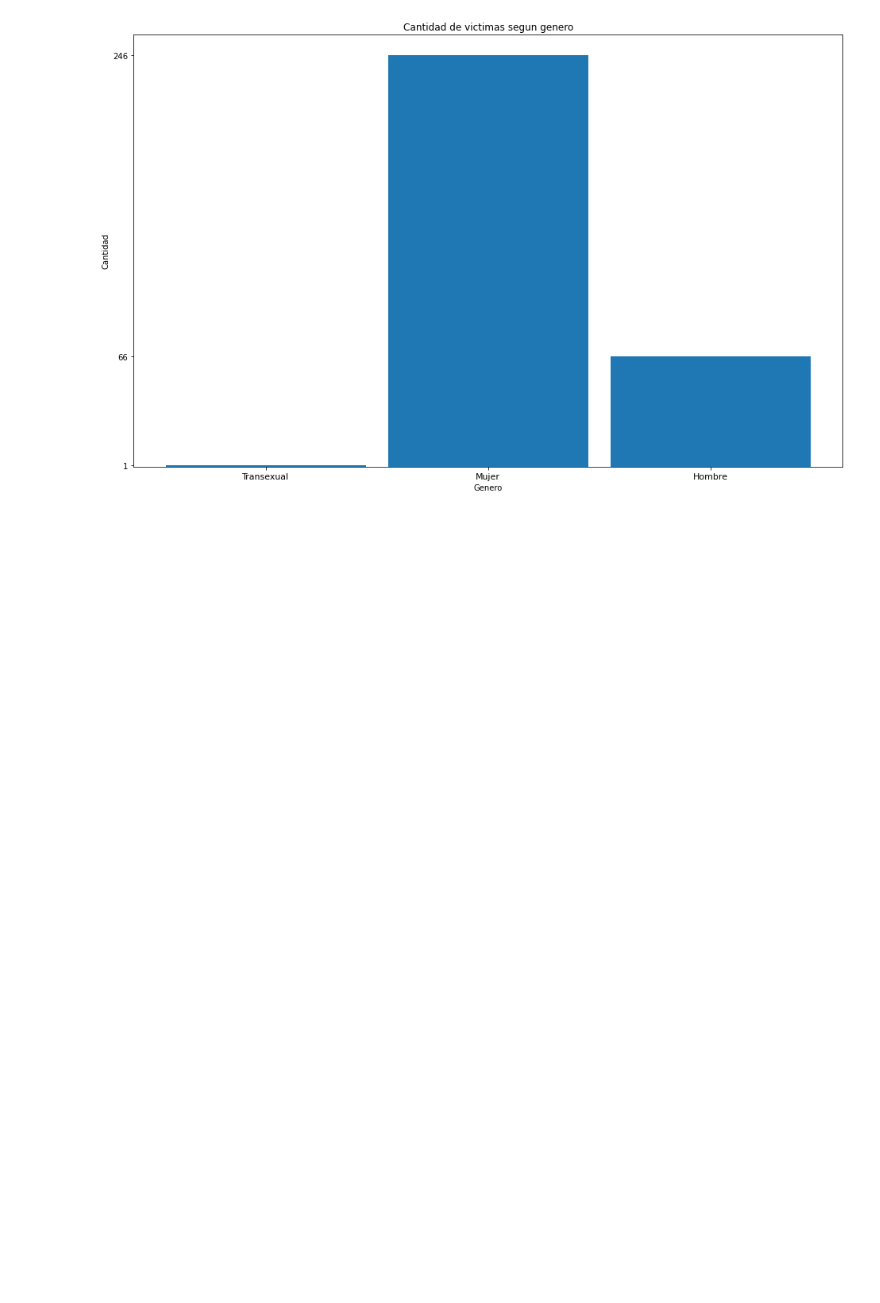
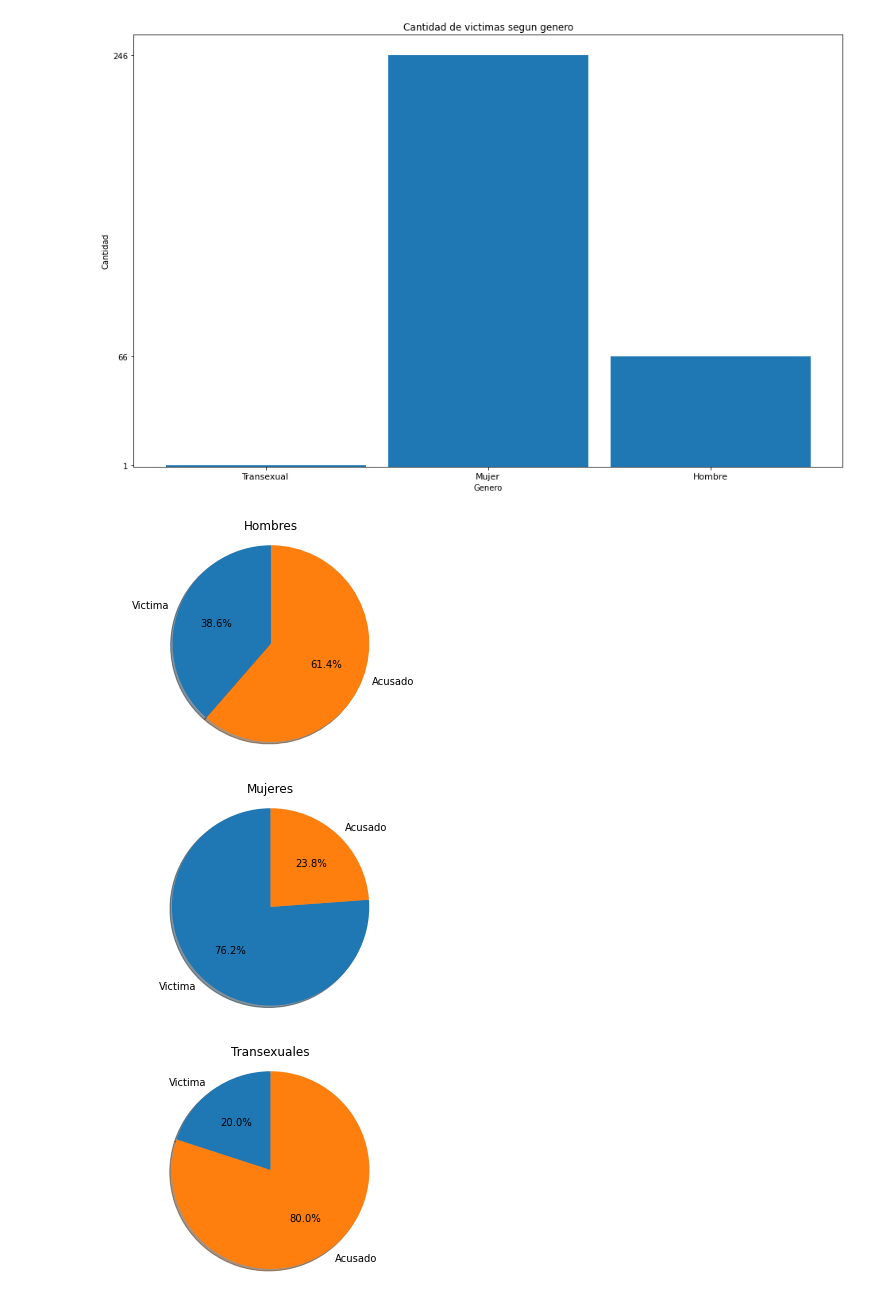
Before and after one commit to Magali-Cristobo/Taller-soporte-informatico, a Jupyter notebook: proyectoAnaconda/notebooks/tpIntegrador.ipynb, the cells around one changed output. Cells and saved outputs as stored; diff of their text form; code cells hidden in the pictures; blank space fills up the shorter version.

```diff
--- a/proyectoAnaconda/notebooks/tpIntegrador.ipynb
+++ b/proyectoAnaconda/notebooks/tpIntegrador.ipynb
@@ -180,3 +184,34 @@ plt2.ylabel('Cantidad')
 plt2.show()
 # %% [output]
 [figure]
+# %%
+x_torta = ['Victima','Acusado']
+
+vHombres = [dataVictimas['Hombre'], dataAcusados['Hombre']]
+vMujeres = [dataVictimas['Mujer'], dataAcusados['Mujer']]
+vTrans = [dataVictimas['Transexual'], dataAcusados['Transexual']]
+
+fig1, ax1 = plt6.subplots()
+ax1.pie(vHombres, labels=x_torta, autopct='%1.1f%%',
+        shadow=True, startangle=90)
+ax1.axis('equal')  # Equal aspect ratio ensures that pie is drawn as a circle.
+plt6.title('Hombres')
+plt6.show()
+
+fig1, ax1 = plt7.subplots()
+ax1.pie(vMujeres, labels=x_torta, autopct='%1.1f%%',
+        shadow=True, startangle=90)
+ax1.axis('equal')  # Equal aspect ratio ensures that pie is drawn as a circle.
+plt7.title('Mujeres')
+plt7.show()
+
+fig1, ax1 = plt8.subplots()
+ax1.pie(vTrans, labels=x_torta, autopct='%1.1f%%',
+        shadow=True, startangle=90)
+ax1.axis('equal')  # Equal aspect ratio ensures that pie is drawn as a circle.
+plt8.title('Transexuales')
+plt8.show()
+# %% [output]
+[figure, added]
+[figure, added]
+[figure, added]
```
Also changed, not shown: parts of 11 cells of this notebook.
